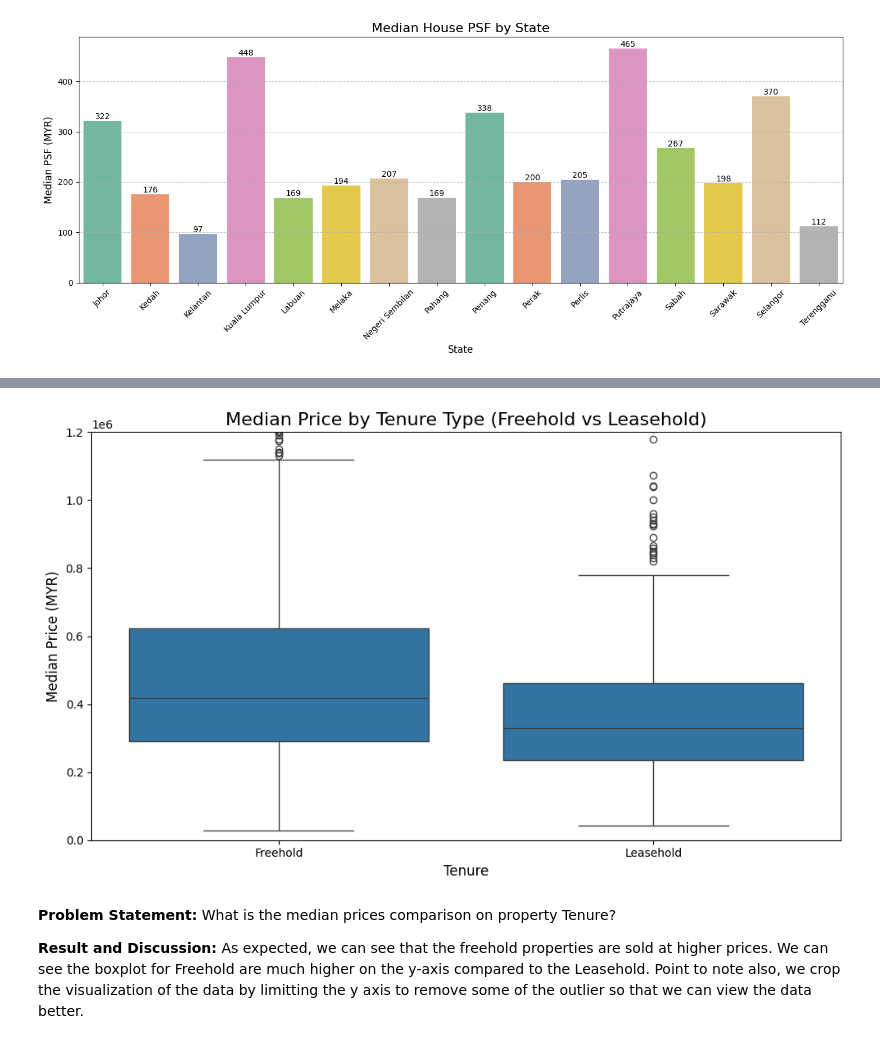
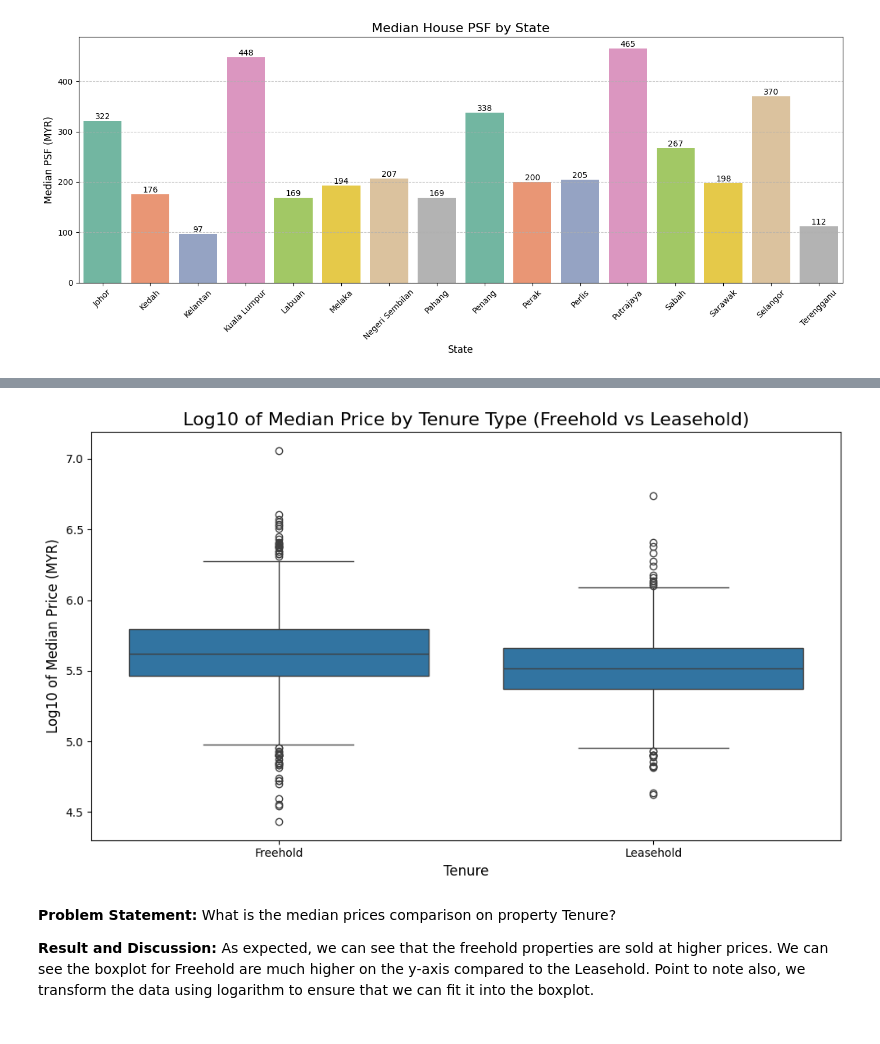
Before and after one commit to Fathi146/P146216_STQD6324_DataManagement, a Jupyter notebook: P146216_Project2_STQD6014_Executive.ipynb, the cells around one changed output, grey strips where cells are left out. Saved outputs shown, nothing was run; the diff lists cells and outputs as text; code cells hidden in the pictures.

```diff
--- a/P146216_Project2_STQD6014_Executive.ipynb
+++ b/P146216_Project2_STQD6014_Executive.ipynb
@@ -220,28 +261,19 @@ plt.show()
 # %%
-# Filter the data for only Freehold and Leasehold
-filtered_data = data[data['Tenure'].isin(['Freehold', 'Leasehold'])]
-
-# Set up the figure
-plt.figure(figsize=(10, 6))
-
-# Create a box plot to compare Median Price by Tenure
-sns.boxplot(x='Tenure', y='Median_Price', data=filtered_data)
-
-# Titles and labels
-plt.title('Median Price by Tenure Type (Freehold vs Leasehold)', fontsize=16)
-plt.xlabel('Tenure', fontsize=12)
-plt.ylabel('Median Price (MYR)', fontsize=12)
-plt.ylim(0, 1200 * 1000)  # Set the y-axis limits
-
-# Show the plot
-plt.tight_layout()
-plt.show()
+filtered_data = data[data['Tenure'].isin(['Freehold', 'Leasehold'])].copy() # Filter the data for only Freehold and Leasehold
+filtered_data.loc[:, 'Log10_Median_Price'] = np.log10(filtered_data['Median_Price']) # Transform the Median Price into log10 scale
+plt.figure(figsize=(10, 6)) # Set up the figure
+sns.boxplot(x='Tenure', y='Log10_Median_Price', data=filtered_data) # Create a box plot to compare log10 Median Price by Tenure
+plt.title('Log10 of Median Price by Tenure Type (Freehold vs Leasehold)', fontsize=16) #label the title
+plt.xlabel('Tenure', fontsize=12) #label the x axis
+plt.ylabel('Log10 of Median Price (MYR)', fontsize=12) #label the y-axis
+plt.tight_layout() #ensure the plot is fit to the frame
+plt.show() # Show the plot
 # %% [output]
-[figure, old version]
+[figure, new version]
 # %% [markdown]
 **Problem Statement:** What is the median prices comparison on property Tenure?
 
-**Result and Discussion:** As expected, we can see that the freehold properties are sold at higher prices. We can see the boxplot for Freehold are much higher on the y-axis compared to the Leasehold. Point to note also, we crop the visualization of the data by limitting the y axis to remove some of the outlier so that we can view the data better.
+**Result and Discussion:** As expected, we can see that the freehold properties are sold at higher prices. We can see the boxplot for Freehold are much higher on the y-axis compared to the Leasehold. Point to note also, we transform the data using logarithm to ensure that we can fit it into the boxplot.
 # %% [markdown]
 # **Conclusion**
 
```
Also changed, not shown: parts of 33 cells of this notebook.
